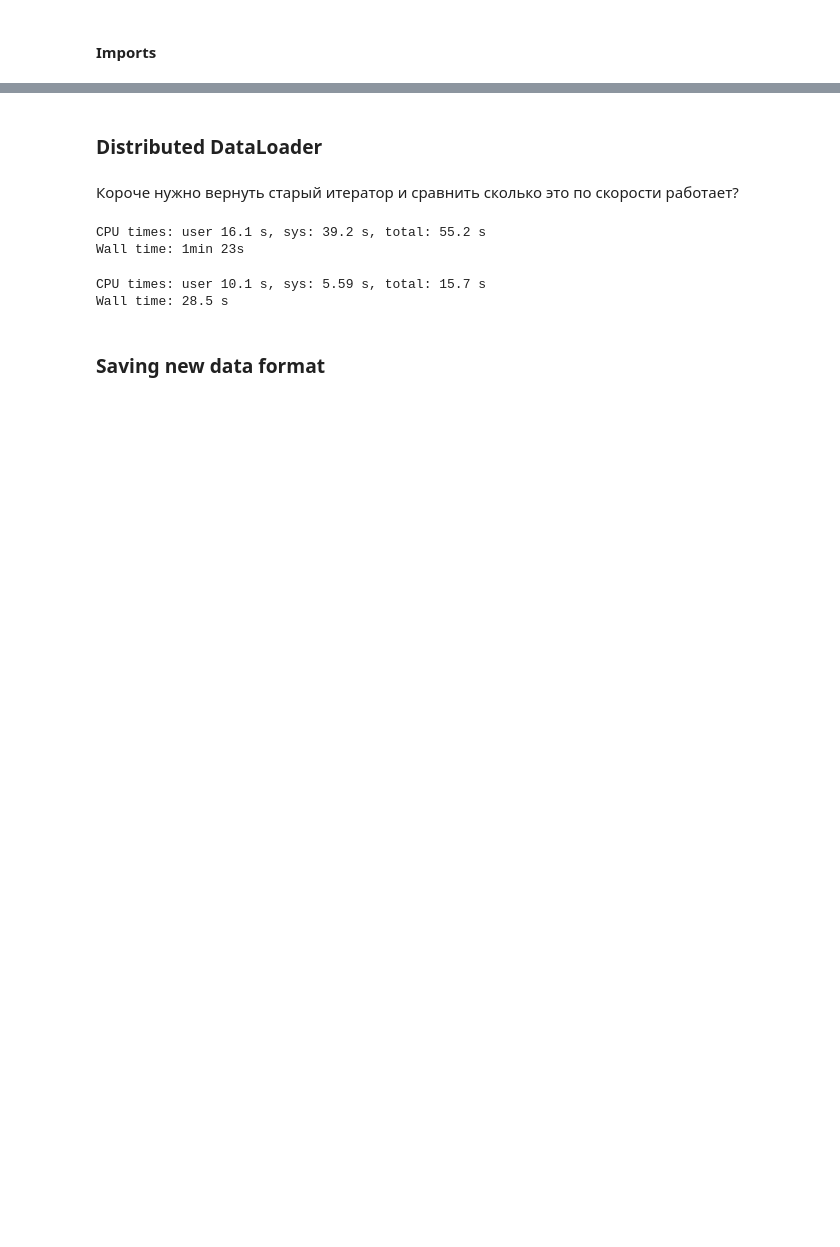
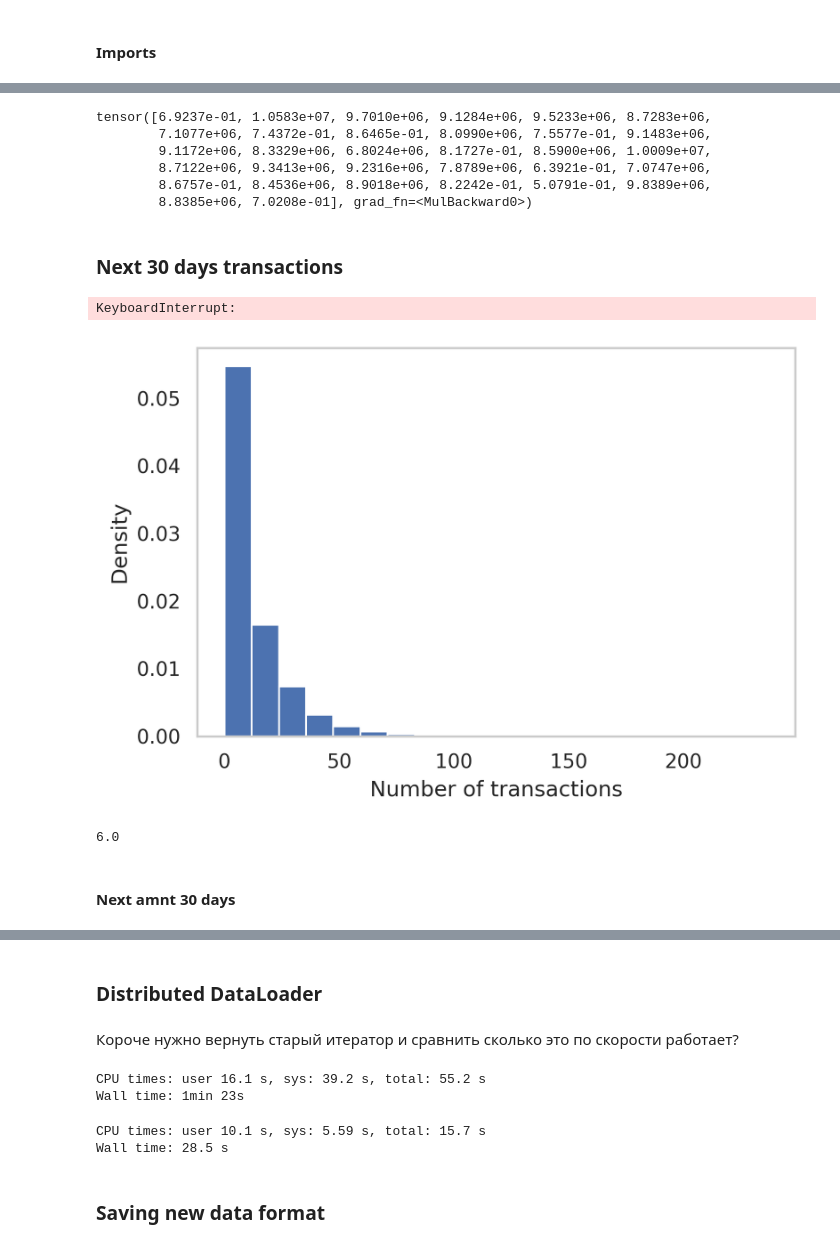
Before and after one commit to anvilarth/romashka, a Jupyter notebook: notebooks/LanguageModel.ipynb, the cells around one changed output, grey strips where cells are left out. Drawn from its saved outputs; the diff is of its cells as text; code cells hidden in the pictures; blank space fills up the shorter version.

```diff
--- a/notebooks/LanguageModel.ipynb
+++ b/notebooks/LanguageModel.ipynb
@@ -1390,0 +180,12 @@ for batch in tqdm.tqdm(train_dataloader):
+# %%
+# task_names = ['next_transactions_30_days_binary', 'default', 'next_mcc_binary', 'next_mcc_open_ended']
+task_names = ['next_amnt_open_ended']
+LM_NAME = 'google/flan-t5-small'
+
+lm_model, tokenizer = load_language_model(language_model_name_or_path=LM_NAME)
+transactions_model, projections_maps = load_transaction_model()
+
+tasks = load_tasks(task_names, tokenizer)
+dm = load_datamodule()
+
+tqa_model = make_tqa_model(lm_model, transactions_model, tokenizer, tasks)
@@ -1390,0 +242,2 @@ for batch in tqdm.tqdm(train_dataloader):
+# %%
+batch = next(iter(dm.val_dataloader()))
@@ -1390,0 +413,2 @@ for batch in tqdm.tqdm(train_dataloader):
+# %%
+batch = next(iter(dm.train_dataloader()))
@@ -1390,0 +520,40 @@ for batch in tqdm.tqdm(train_dataloader):
+# %%
+number
+# %% [output]
+tensor([6.9237e-01, 1.0583e+07, 9.7010e+06, 9.1284e+06, 9.5233e+06, 8.7283e+06,
+        7.1077e+06, 7.4372e-01, 8.6465e-01, 8.0990e+06, 7.5577e-01, 9.1483e+06,
+        9.1172e+06, 8.3329e+06, 6.8024e+06, 8.1727e-01, 8.5900e+06, 1.0009e+07,
+        8.7122e+06, 9.3413e+06, 9.2316e+06, 7.8789e+06, 6.3921e-01, 7.0747e+06,
+        8.6757e-01, 8.4536e+06, 8.9018e+06, 8.2242e-01, 5.0791e-01, 9.8389e+06,
+        8.8385e+06, 7.0208e-01], grad_fn=<MulBackward0>)
+# %% [markdown]
+### Next 30 days transactions
+# %%
+transactions_30 = []
+
+for batch in tqdm.tqdm(dm.train_dataloader(pl_training=False)):
+    _, labels, _, padding_mask = make_time_batch(batch, number_days=30)
+    trx_index = padding_mask.sum(1, keepdim=True) - 1
+
+    ### This is the case when we don't have target so we skip this step
+    if any(trx_index == -1):
+        continue
+
+    input_labels = torch.gather(labels, 1, trx_index).float().squeeze(1)
+    transactions_30.extend(input_labels.tolist())
+# %% [output]
+KeyboardInterrupt:
+# %%
+plt.hist(transactions_30, bins=20, density=True)
+plt.xlabel('Number of transactions')
+plt.ylabel('Density')
+plt.grid()
+plt.show()
+# %% [output]
+[figure, added]
+# %%
+np.quantile(transactions_30, 0.5)
+# %% [output]
+6.0
+# %% [markdown]
+#### Next amnt 30 days
```
Also changed, not shown: parts of 237 cells of this notebook, 12 other files.
